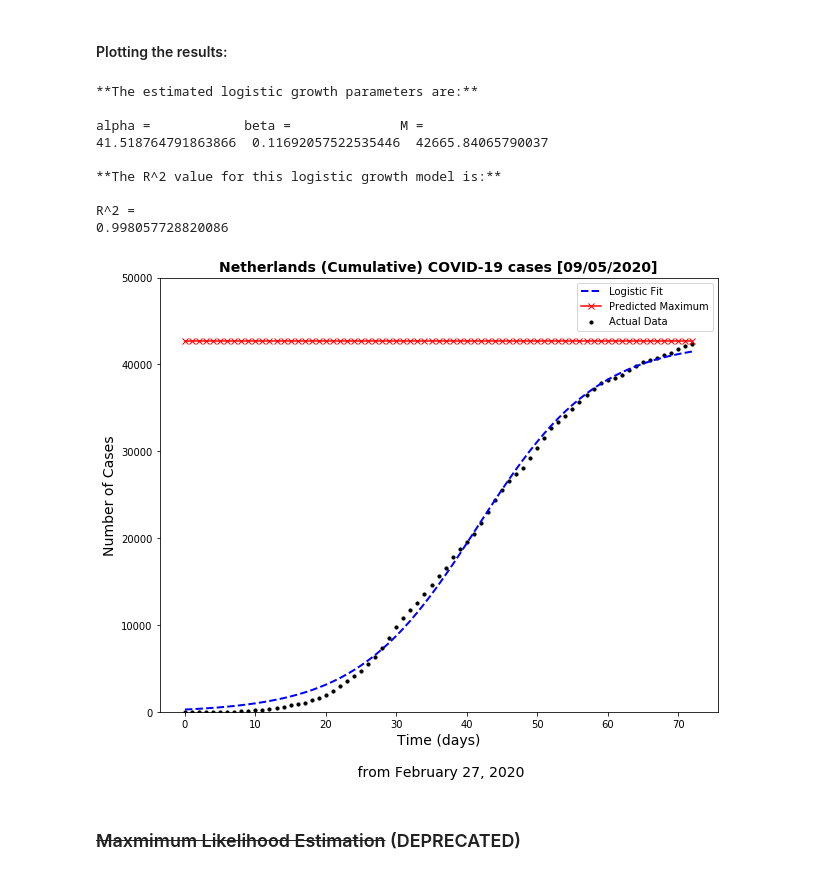
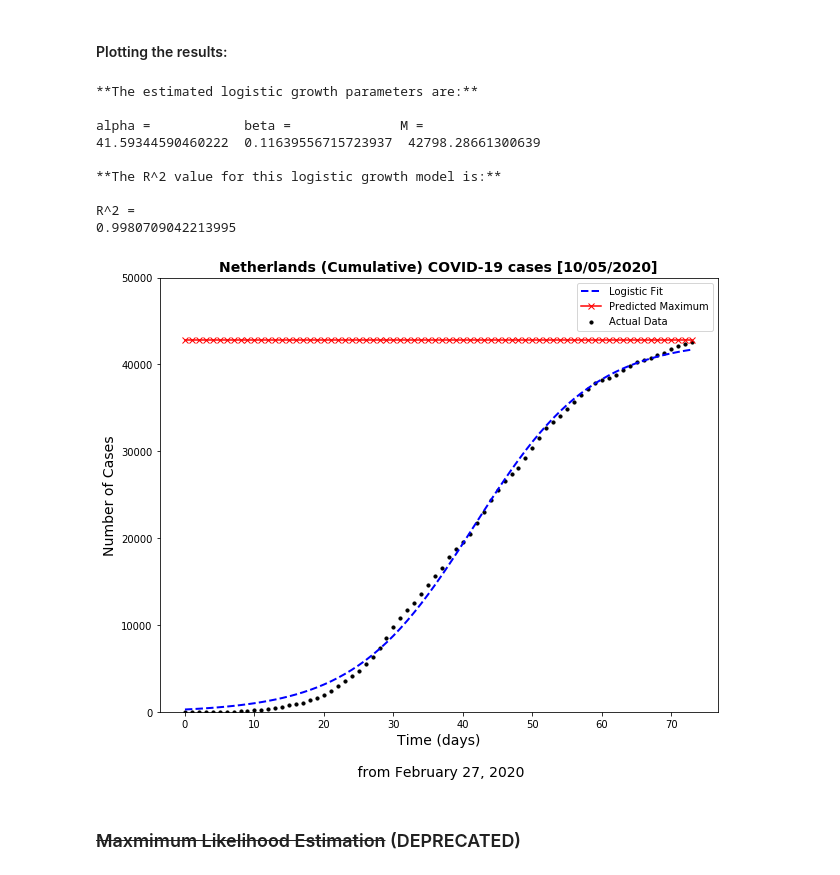
Before and after one commit to jiehaocao/BEP-SBMD-COVID19, a Jupyter notebook: notebook/logistic_growth_verhulst.ipynb, the cells around one changed output. Cells and saved outputs as stored; diff of their text form; code cells hidden in the pictures.

```diff
--- a/notebook/logistic_growth_verhulst.ipynb
+++ b/notebook/logistic_growth_verhulst.ipynb
@@ -209,30 +209,30 @@ predicted_max = np.array(max_cases)
 # %%
 plt.figure(figsize=(10,8))
 
 plt.scatter(x, y, s=10, marker='o', c='k')
 plt.plot(x, logistic_pred(x), '--', lw=2, c='blue')
 plt.plot(x, predicted_max, '-x', c='r')
 plt.legend(['Logistic Fit', 'Predicted Maximum', 'Actual Data' ])
 plt.ylim([0, 50000])
 
-plt.title("Netherlands (Cumulative) COVID-19 cases [09/05/2020]", Fontsize = 14, weight='bold')
+plt.title("Netherlands (Cumulative) COVID-19 cases [10/05/2020]", Fontsize = 14, weight='bold')
 plt.xlabel("Time (days)" + "\n\n" +" from February 27, 2020", Fontsize = 14)
 plt.ylabel("Number of Cases", Fontsize = 14);
 
 
 
 prt_results_logistic() # Uncomment for statistics
 # %% [output]
 **The estimated logistic growth parameters are:**
 
 alpha =            beta =              M =
-41.518764791863866  0.11692057522535446  42665.84065790037
+41.59344590460222  0.11639556715723937  42798.28661300639
 
 **The R^2 value for this logistic growth model is:**
 
 R^2 =
-0.998057728820086
+0.9980709042213995
-[figure, old version]
+[figure, new version]
 # %% [markdown]
 ### ~~Maxmimum Likelihood Estimation~~ (DEPRECATED)
 # %%
```
Also changed, not shown: parts of 3 cells of this notebook.
